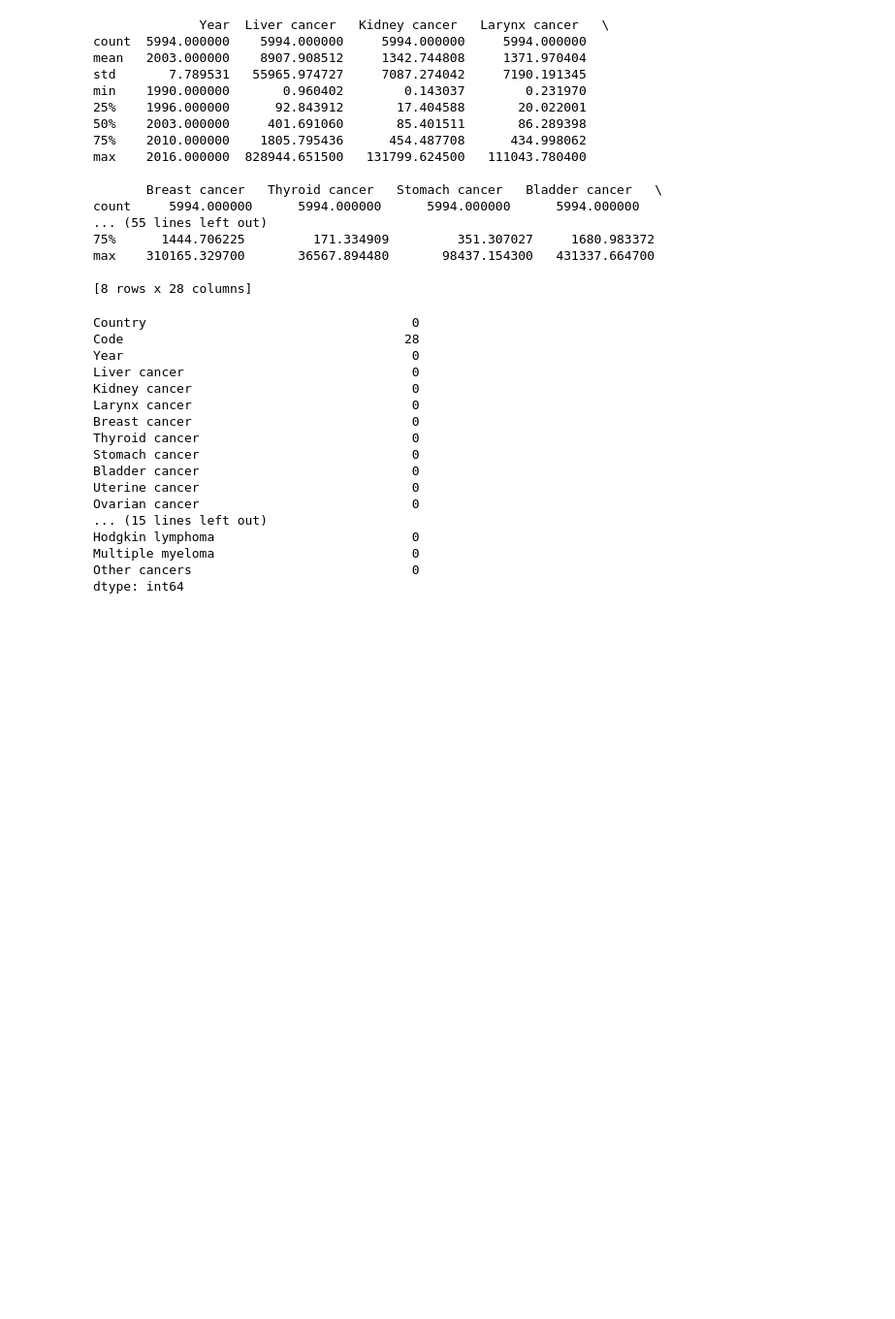
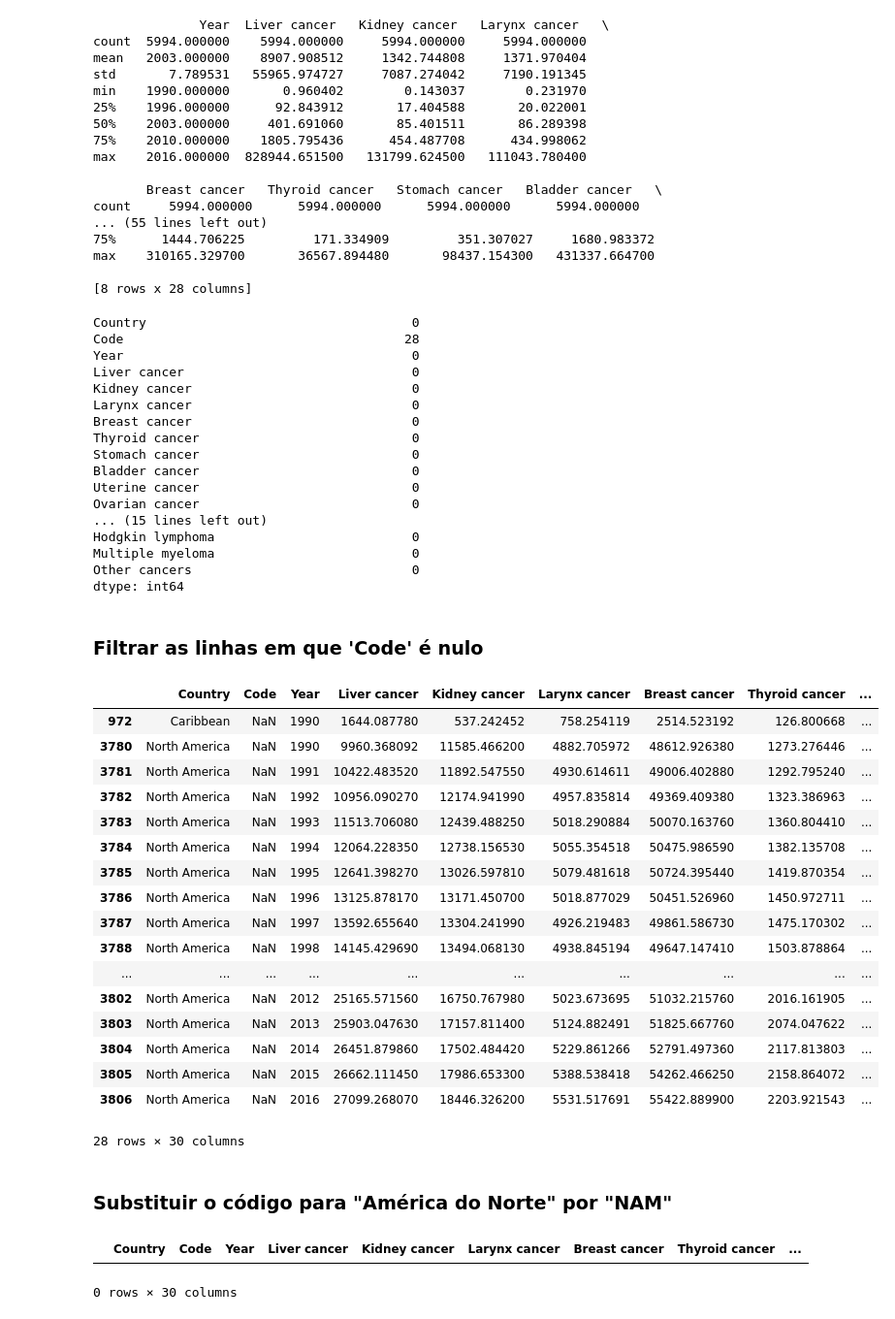
Before and after one commit to emilytsen/cancer_analysis, a Jupyter notebook: treatment/first-treatment.ipynb, the cells around one changed output. Shown: that part at 97% size. Saved outputs shown, nothing was run; the diff lists cells and outputs as text; code cells hidden in the pictures; blank space fills up the shorter version.

```diff
--- a/treatment/first-treatment.ipynb
+++ b/treatment/first-treatment.ipynb
@@ -83,3 +83,30 @@ Hodgkin lymphoma                          0
 Multiple myeloma                          0
 Other cancers                             0
 dtype: int64
+# %% [markdown]
+### Filtrar as linhas em que 'Code' é nulo
+# %%
+linhas_sem_code = dados[dados['Code'].isnull()]
+
+linhas_sem_code
+# %% [output]
+|  | Country | Code | Year | Liver cancer | Kidney cancer | Larynx cancer | Breast cancer | Thyroid cancer | ... |
+| 972 | Caribbean | NaN | 1990 | 1644.087780 | 537.242452 | 758.254119 | 2514.523192 | 126.800668 | ... |
+| 3780 | North America | NaN | 1990 | 9960.368092 | 11585.466200 | 4882.705972 | 48612.926380 | 1273.276446 | ... |
+| 3781 | North America | NaN | 1991 | 10422.483520 | 11892.547550 | 4930.614611 | 49006.402880 | 1292.795240 | ... |
+| 3782 | North America | NaN | 1992 | 10956.090270 | 12174.941990 | 4957.835814 | 49369.409380 | 1323.386963 | ... |
+| 3783 | North America | NaN | 1993 | 11513.706080 | 12439.488250 | 5018.290884 | 50070.163760 | 1360.804410 | ... |
+| 3784 | North America | NaN | 1994 | 12064.228350 | 12738.156530 | 5055.354518 | 50475.986590 | 1382.135708 | ... |
+| 3785 | North America | NaN | 1995 | 12641.398270 | 13026.597810 | 5079.481618 | 50724.395440 | 1419.870354 | ... |
+| 3786 | North America | NaN | 1996 | 13125.878170 | 13171.450700 | 5018.877029 | 50451.526960 | 1450.972711 | ... |
+| 3787 | North America | NaN | 1997 | 13592.655640 | 13304.241990 | 4926.219483 | 49861.586730 | 1475.170302 | ... |
+| 3788 | North America | NaN | 1998 | 14145.429690 | 13494.068130 | 4938.845194 | 49647.147410 | 1503.878864 | ... |
+| ... | ... | ... | ... | ... | ... | ... | ... | ... | ... |
+| 3802 | North America | NaN | 2012 | 25165.571560 | 16750.767980 | 5023.673695 | 51032.215760 | 2016.161905 | ... |
+| 3803 | North America | NaN | 2013 | 25903.047630 | 17157.811400 | 5124.882491 | 51825.667760 | 2074.047622 | ... |
+| 3804 | North America | NaN | 2014 | 26451.879860 | 17502.484420 | 5229.861266 | 52791.497360 | 2117.813803 | ... |
+| 3805 | North America | NaN | 2015 | 26662.111450 | 17986.653300 | 5388.538418 | 54262.466250 | 2158.864072 | ... |
+| 3806 | North America | NaN | 2016 | 27099.268070 | 18446.326200 | 5531.517691 | 55422.889900 | 2203.921543 | ... |
+28 rows × 30 columns
+# %% [markdown]
+### Substituir o código para "América do Norte" por "NAM"
@@ -85,0 +116,7 @@ dtype: int64
+# %%
+linhas_sem_code = dados[dados['Code'].isnull()]
+
+linhas_sem_code
+# %% [output]
+|  | Country | Code | Year | Liver cancer | Kidney cancer | Larynx cancer | Breast cancer | Thyroid cancer | ... |
+0 rows × 30 columns
```
Also changed, not shown: parts of 7 cells of this notebook, 3 other files.
